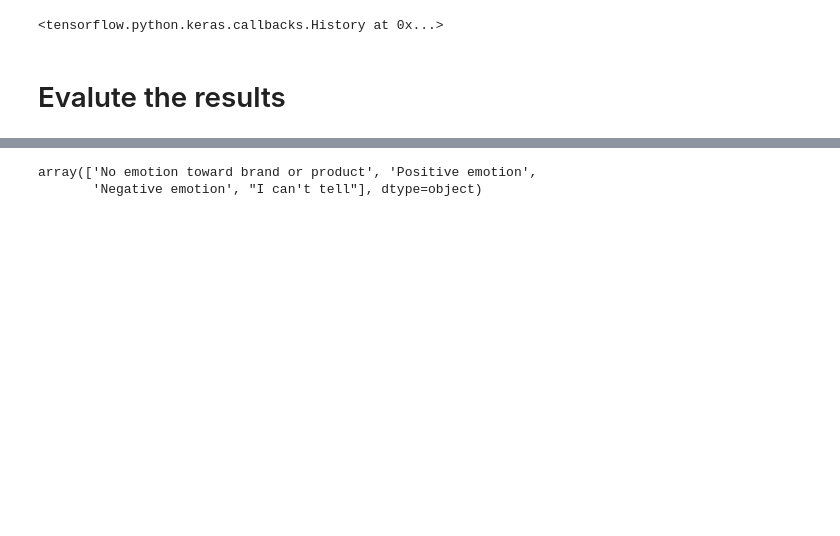
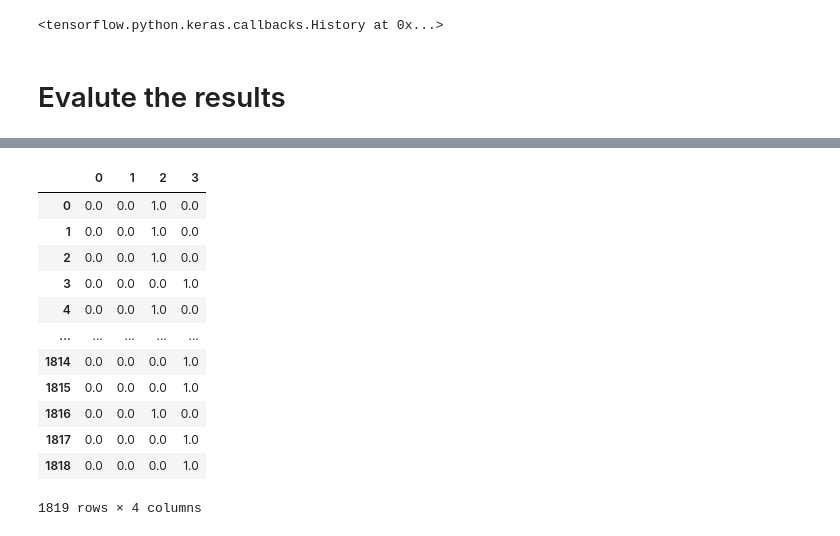
Before and after one commit to sciencelee/twitter-sentiment-evaluator, a Jupyter notebook: sentiment.ipynb, the cells around one changed output, grey strips where cells are left out. Saved outputs shown, nothing was run; the diff lists cells and outputs as text; code cells hidden in the pictures; blank space fills up the shorter version.

```diff
--- a/sentiment.ipynb
+++ b/sentiment.ipynb
@@ -339,16 +357,29 @@ Epoch 10/10
 # %%
 def prediction(array, outcomes):
     index = np.argmax(array)
-    pred = outcomes[index]
-    return pred
+    array *= 0
+    array[index] = 1
+    return array
 
 
 outcomes = df['emotion'].unique()
 y_pred = model.predict(X_test)
 y_pred = pd.DataFrame(y_pred).apply(lambda x: prediction(x, outcomes), axis=1)
 
-outcomes
+#outcomes
+y_pred
 # %% [output]
+|  | 0 | 1 | 2 | 3 |
+| 0 | 0.0 | 0.0 | 1.0 | 0.0 |
+| 1 | 0.0 | 0.0 | 1.0 | 0.0 |
+| 2 | 0.0 | 0.0 | 1.0 | 0.0 |
+| 3 | 0.0 | 0.0 | 0.0 | 1.0 |
+| 4 | 0.0 | 0.0 | 1.0 | 0.0 |
+| ... | ... | ... | ... | ... |
+| 1814 | 0.0 | 0.0 | 0.0 | 1.0 |
+| 1815 | 0.0 | 0.0 | 0.0 | 1.0 |
+| 1816 | 0.0 | 0.0 | 1.0 | 0.0 |
+| 1817 | 0.0 | 0.0 | 0.0 | 1.0 |
+| 1818 | 0.0 | 0.0 | 0.0 | 1.0 |
-array(['No emotion toward brand or product', 'Positive emotion',
-       'Negative emotion', "I can't tell"], dtype=object)
+1819 rows × 4 columns
 # %%
```
Also changed, not shown: parts of 21 cells of this notebook, 2 other files.
